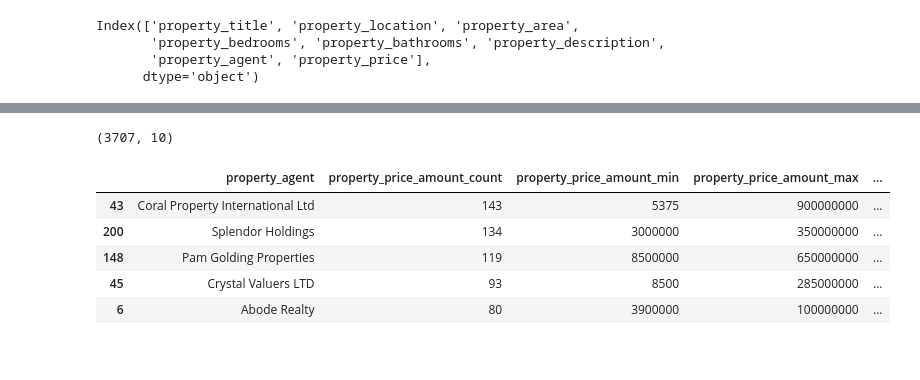
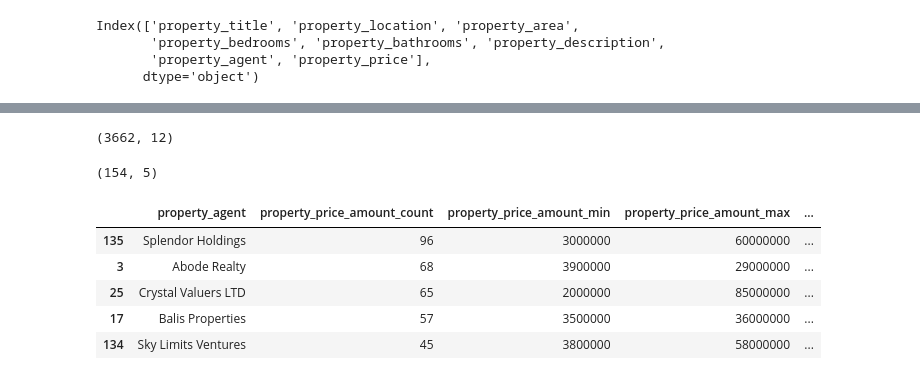
Before and after one commit to LangatGilbert/property_analysis, a Jupyter notebook: property_data_analysis.ipynb, the cells around one changed output, grey strips where cells are left out. Drawn from its saved outputs; the diff is of its cells as text; code cells hidden in the pictures.

```diff
--- a/property_data_analysis.ipynb
+++ b/property_data_analysis.ipynb
@@ -20,5 +27,5 @@ import seaborn as sns
 # %%
-data = pd.read_csv("./data/buyrent_properties_2021.10.27.csv")
+data = pd.read_csv("./data/buyrent_properties_2021.11.01.csv")
 # %%
 data.head()
 # %% [output]
@@ -88,26 +272,29 @@ dtype: object
 # %%
 #drop properties with price <1000
-data = data.loc[data['property_price_amount']>=1000]
+data = data.loc[data['property_price_amount']>=200000]
 data.shape
 # %% [output]
-(3707, 10)
+(3662, 12)
 # %%
 # analysis of product distribution by agent
-agg_agent_df = data.groupby('property_agent').agg({'property_price_amount':['count','min','max','mean']})
+agents_data = data.loc[data['property_subcategory']=='Apartment']
+
+agg_agent_df = agents_data.groupby('property_agent').agg({'property_price_amount':['count','min','max','mean']})
 agg_agent_df.columns = ['_'.join(col).strip(' sum') for col in agg_agent_df.columns.values]
 agg_agent_df= agg_agent_df.reset_index()
 
 #drop row with missing agent name
 agg_agent_df = agg_agent_df.loc[agg_agent_df['property_agent']!= '-']
 
 #sorting the properties in descending order
 agg_agent_df = agg_agent_df.sort_values(by='property_price_amount_count', ascending = False)
-
+print(agg_agent_df.shape)
 agg_agent_df.head()
 # %% [output]
+(154, 5)
 |  | property_agent | property_price_amount_count | property_price_amount_min | property_price_amount_max | ... |
-| 43 | Coral Property International Ltd | 143 | 5375 | 900000000 | ... |
-| 200 | Splendor Holdings | 134 | 3000000 | 350000000 | ... |
-| 148 | Pam Golding Properties | 119 | 8500000 | 650000000 | ... |
-| 45 | Crystal Valuers LTD | 93 | 8500 | 285000000 | ... |
-| 6 | Abode Realty | 80 | 3900000 | 100000000 | ... |
+| 135 | Splendor Holdings | 96 | 3000000 | 60000000 | ... |
+| 3 | Abode Realty | 68 | 3900000 | 29000000 | ... |
+| 25 | Crystal Valuers LTD | 65 | 2000000 | 85000000 | ... |
+| 17 | Balis Properties | 57 | 3500000 | 36000000 | ... |
+| 134 | Sky Limits Ventures | 45 | 3800000 | 58000000 | ... |
```
Also changed, not shown: parts of 13 cells of this notebook, 6 other files.
